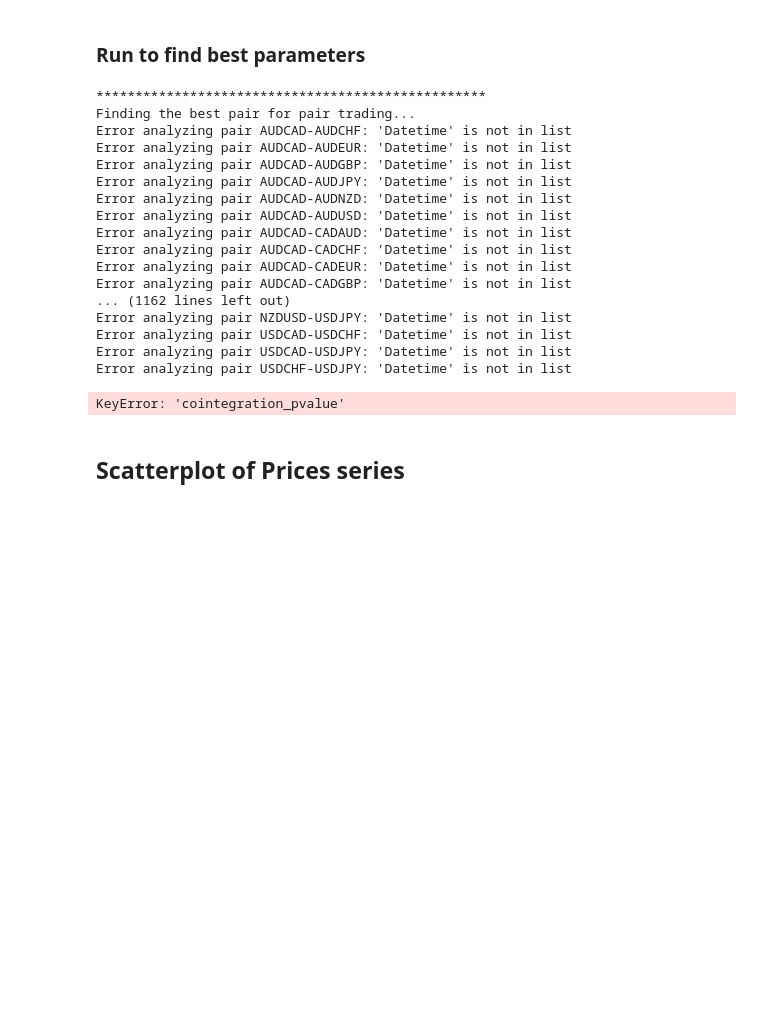
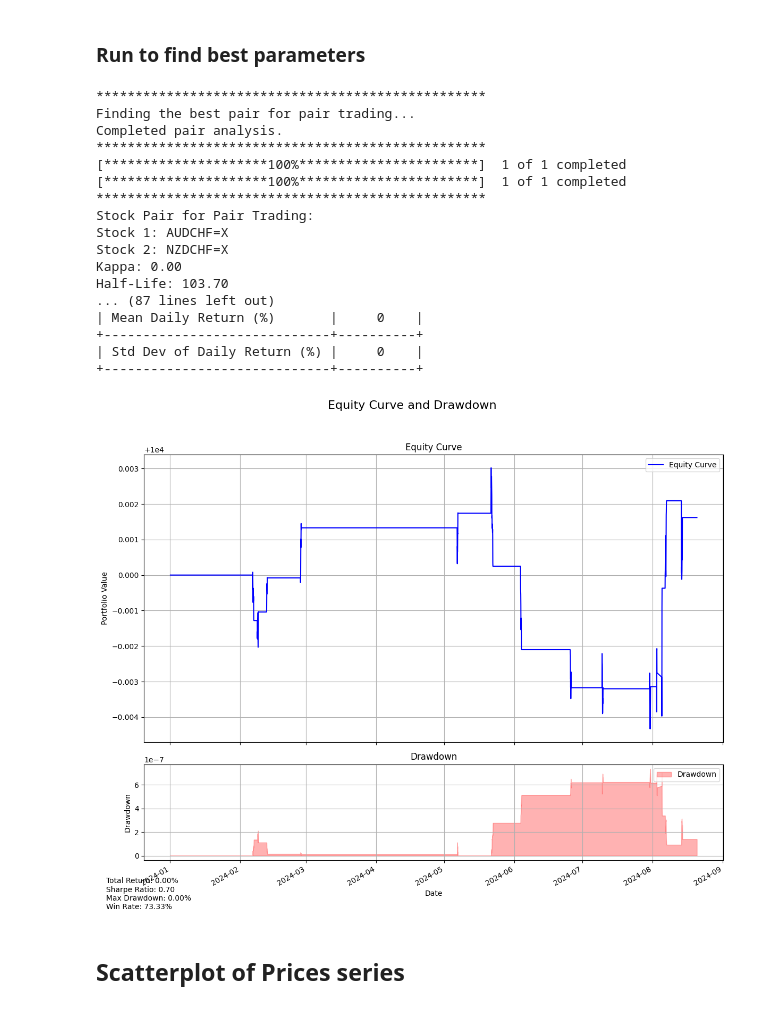
Before and after one commit to Renuto/Trading-Algorithmic, a Jupyter notebook: Statistical Arbitrage/statistical_arbitrage_with_bayesian_optimization.ipynb, the cells around one changed output. Saved outputs shown, nothing was run; the diff lists cells and outputs as text; code cells hidden in the pictures; blank space fills up the shorter version.

Commit message:
Fixed Backetesting errors

```diff
--- a/Statistical Arbitrage/statistical_arbitrage_with_bayesian_optimization.ipynb
+++ b/Statistical Arbitrage/statistical_arbitrage_with_bayesian_optimization.ipynb
@@ -213,7 +219,9 @@ def calculate_log_spread_and_zscore(stock1, stock2, slope, window_size = 50 ):
 
 def analyze_pair(stock1, stock2):
     """Analyze a pair of stocks for cointegration, correlation, and stationarity."""
-    log_spread, z_score = calculate_log_spread_and_zscore(stock1, stock2)
+    state_means, _ = calc_slope_intercept_kalman(stock1, stock2)
+
+    spread, z_score = calculate_log_spread_and_zscore(stock1, stock2, state_means[:,0])
 
     # Check Cointegration
     score, pvalue, _ = coint(stock1['Close'], stock2['Close'])
@@ -222,17 +230,17 @@ def analyze_pair(stock1, stock2):
     correlation = stock1['Close'].corr(stock2['Close'])
 
     # Augmented Dickey-Fuller Test on log spread
-    adf_result = adfuller(log_spread)
+    adf_result = adfuller(spread)
 
     return {
         'cointegration_pvalue': pvalue,
         'correlation': correlation,
         'adf_pvalue': adf_result[1],
-        'log_spread': log_spread,
+        'log_spread': spread,
         'z_score': z_score
     }
 
-def analyze_all_pairs(tickers, data_folder='stock_data'):
+def analyze_all_pairs(tickers, data_folder='data'):
     """Analyze all possible pairs from the given list of tickers."""
     results = []
 
@@ -286,7 +294,9 @@ def find_best_pair(tickers, data_folder='data', cointegration_threshold=0.05, ad
     stock1_data = stock1_data.loc[common_dates]
     stock2_data = stock2_data.loc[common_dates]
 
-    log_spread, z_score = calculate_log_spread_and_zscore(stock1_data, stock2_data)
+    state_means, _ = calc_slope_intercept_kalman(stock1_data, stock2_data)
+
+    log_spread, z_score = calculate_log_spread_and_zscore(stock1_data, stock2_data, state_means[:,0])
 
     return {
         'stock1': stock1,
@@ -892,11 +915,11 @@ def main():
     stock2 = best_pair['stock2']
 
     # Download stock data
-    start_date = "2020-01-01"
-    end_date = "2023-01-01"
+    start_date = "2024-01-01"
+    end_date = "2024-12-01"
 
-    df1 = yf.download(stock1, start=start_date, end=end_date)
-    df2 = yf.download(stock2, start=start_date, end=end_date)
+    df1 = yf.download(stock1, start=start_date, end=end_date, interval="1h")
+    df2 = yf.download(stock2, start=start_date, end=end_date, interval = "1h")
 
     # Calculate kappa and half life
     kappa, half_life = calculate_kappa_and_half_life(df1, df2, plot=False)
@@ -929,49 +952,49 @@ def main():
     print("*" * 50)
     print("\nBest parameters found:")
     for key, value in best_params.items():
         print(f"{key}: {value}")
     print(f"Best Sharpe Ratio: {best_sharpe}")
     print("*" * 50)
 
     # Run final backtest with best parameters
     final_engine = BacktestEngine(
         strategy_class=PairTradingStrategy,
         df1=df1,
         df2=df2,
         initial_capital=100000
     )
 
     final_engine.set_strategy(**best_params, stock1="stock1", stock2="stock2")
 
     final_engine.set_broker(commission=0.001, initial_capital=100000)
     final_engine.run()
 
     print("*" * 50)
     print("\nFinal Backtest Results:")
     final_engine.print_metrics()
     final_engine.plot_equity_curve()
 
 if __name__ == "__main__":
     main()
 # %% [output]
 **************************************************
 Finding the best pair for pair trading...
-Error analyzing pair AUDCAD-AUDCHF: 'Datetime' is not in list
-Error analyzing pair AUDCAD-AUDEUR: 'Datetime' is not in list
-Error analyzing pair AUDCAD-AUDGBP: 'Datetime' is not in list
-Error analyzing pair AUDCAD-AUDJPY: 'Datetime' is not in list
-Error analyzing pair AUDCAD-AUDNZD: 'Datetime' is not in list
-Error analyzing pair AUDCAD-AUDUSD: 'Datetime' is not in list
-Error analyzing pair AUDCAD-CADAUD: 'Datetime' is not in list
-Error analyzing pair AUDCAD-CADCHF: 'Datetime' is not in list
-Error analyzing pair AUDCAD-CADEUR: 'Datetime' is not in list
-Error analyzing pair AUDCAD-CADGBP: 'Datetime' is not in list
-... (1162 lines left out)
-Error analyzing pair NZDUSD-USDJPY: 'Datetime' is not in list
-Error analyzing pair USDCAD-USDCHF: 'Datetime' is not in list
-Error analyzing pair USDCAD-USDJPY: 'Datetime' is not in list
-Error analyzing pair USDCHF-USDJPY: 'Datetime' is not in list
+Completed pair analysis.
+**************************************************
+[*********************100%***********************]  1 of 1 completed
+[*********************100%***********************]  1 of 1 completed
+**************************************************
+Stock Pair for Pair Trading:
+Stock 1: AUDCHF=X
+Stock 2: NZDCHF=X
+Kappa: 0.00
+Half-Life: 103.70
+... (87 lines left out)
+| Mean Daily Return (%)       |     0    |
++-----------------------------+----------+
+| Std Dev of Daily Return (%) |     0    |
++-----------------------------+----------+
-KeyError: 'cointegration_pvalue'
+[figure, added]
 # %% [markdown]
 ## Scatterplot of Prices series
 # %%
```
Also changed, not shown: parts of 5 cells of this notebook.
